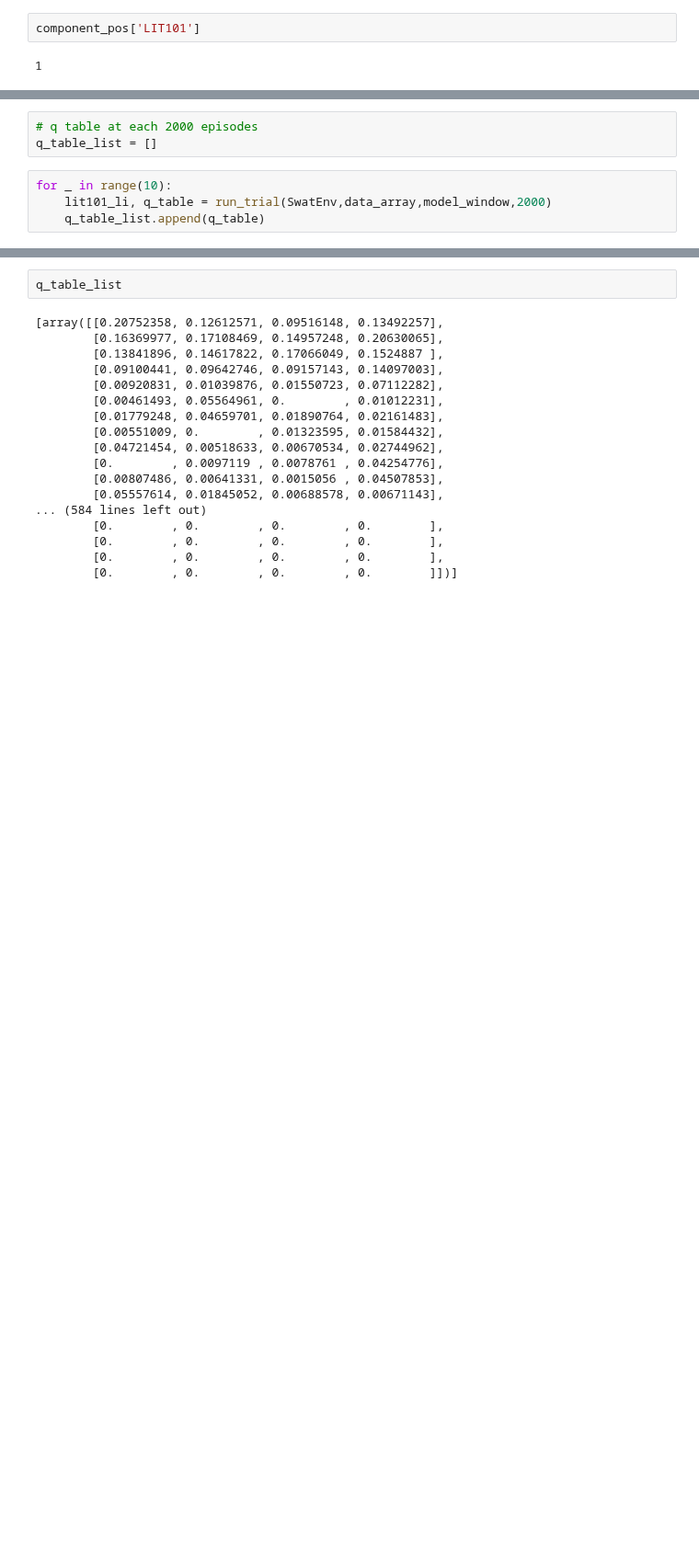
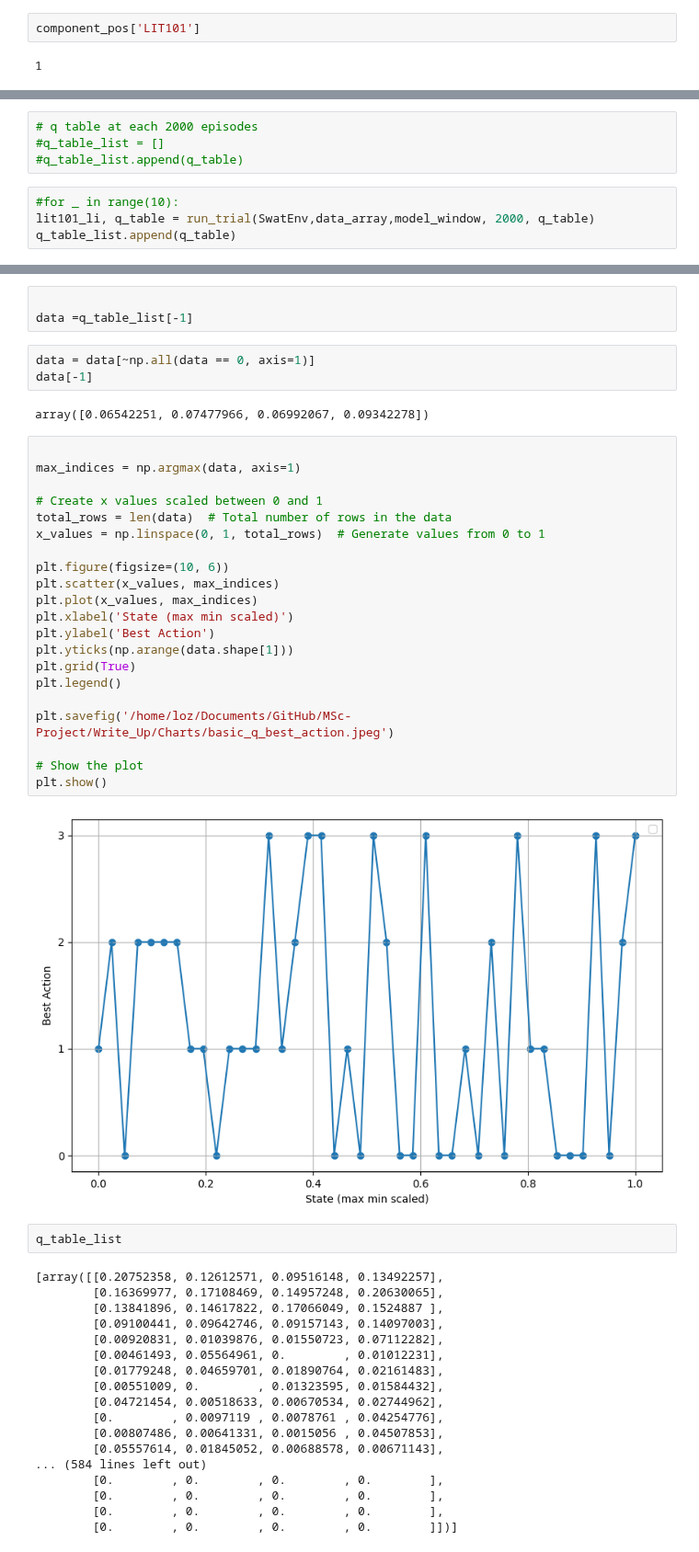
Before and after one commit to lozferatu/MSc-Project, a Jupyter notebook: final_code/lit101_agent.ipynb, the cells around one changed output, grey strips where cells are left out. Shown at 92% size. Drawn from its saved outputs; the diff is of its cells as text; blank space fills up the shorter version.

Commit message:
q table convergence

```diff
--- a/final_code/lit101_agent.ipynb
+++ b/final_code/lit101_agent.ipynb
@@ -618,10 +613,11 @@ def run_trial(environment, data_array, window_size, episodes, q_table=None):
     #return input_windows
 # %%
 # q table at each 2000 episodes
-q_table_list = []
+#q_table_list = []
+#q_table_list.append(q_table)
 # %%
-for _ in range(10):
-    lit101_li, q_table = run_trial(SwatEnv,data_array,model_window,2000)
-    q_table_list.append(q_table)
+#for _ in range(10):
+lit101_li, q_table = run_trial(SwatEnv,data_array,model_window, 2000, q_table)
+q_table_list.append(q_table)
 # %% [output]
 init reached
@@ -650,3 +646,34 @@ init reached
+# %%
+
+data =q_table_list[-1]
+# %%
+data = data[~np.all(data == 0, axis=1)]
+data[-1]
+# %% [output]
+array([0.06542251, 0.07477966, 0.06992067, 0.09342278])
+# %%
+
+max_indices = np.argmax(data, axis=1)
+
+# Create x values scaled between 0 and 1
+total_rows = len(data)  # Total number of rows in the data
+x_values = np.linspace(0, 1, total_rows)  # Generate values from 0 to 1
+
+plt.figure(figsize=(10, 6))
+plt.scatter(x_values, max_indices)
+plt.plot(x_values, max_indices)
+plt.xlabel('State (max min scaled)')
+plt.ylabel('Best Action')
+plt.yticks(np.arange(data.shape[1]))
+plt.grid(True)
+plt.legend()
+
+plt.savefig('/home/loz/Documents/GitHub/MSc-Project/Write_Up/Charts/basic_q_best_action.jpeg')
+
+# Show the plot
+plt.show()
+# %% [output]
+[figure, added]
 # %%
 q_table_list
 # %% [output]
```
Also changed, not shown: parts of 15 cells of this notebook, 6 other files.
